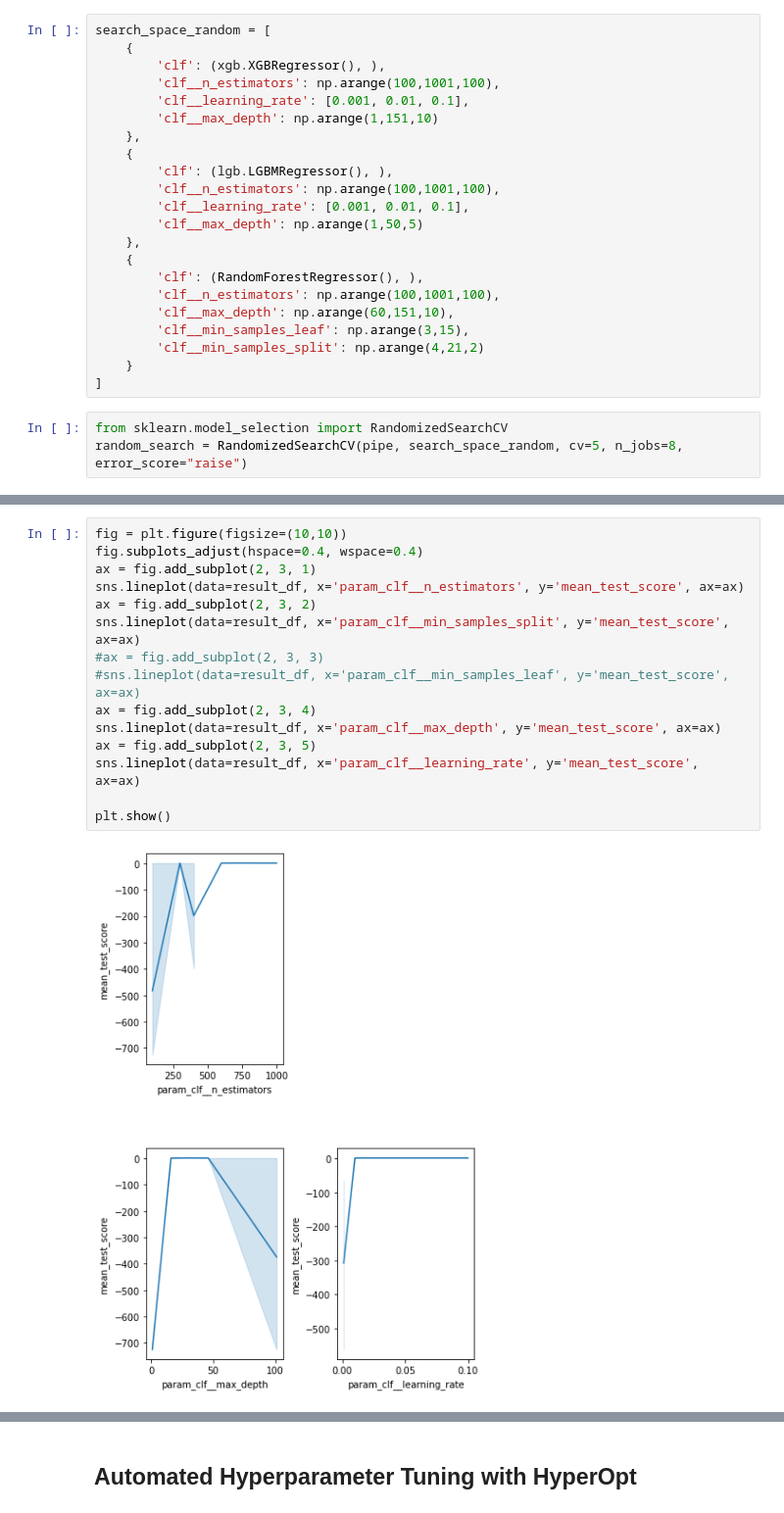
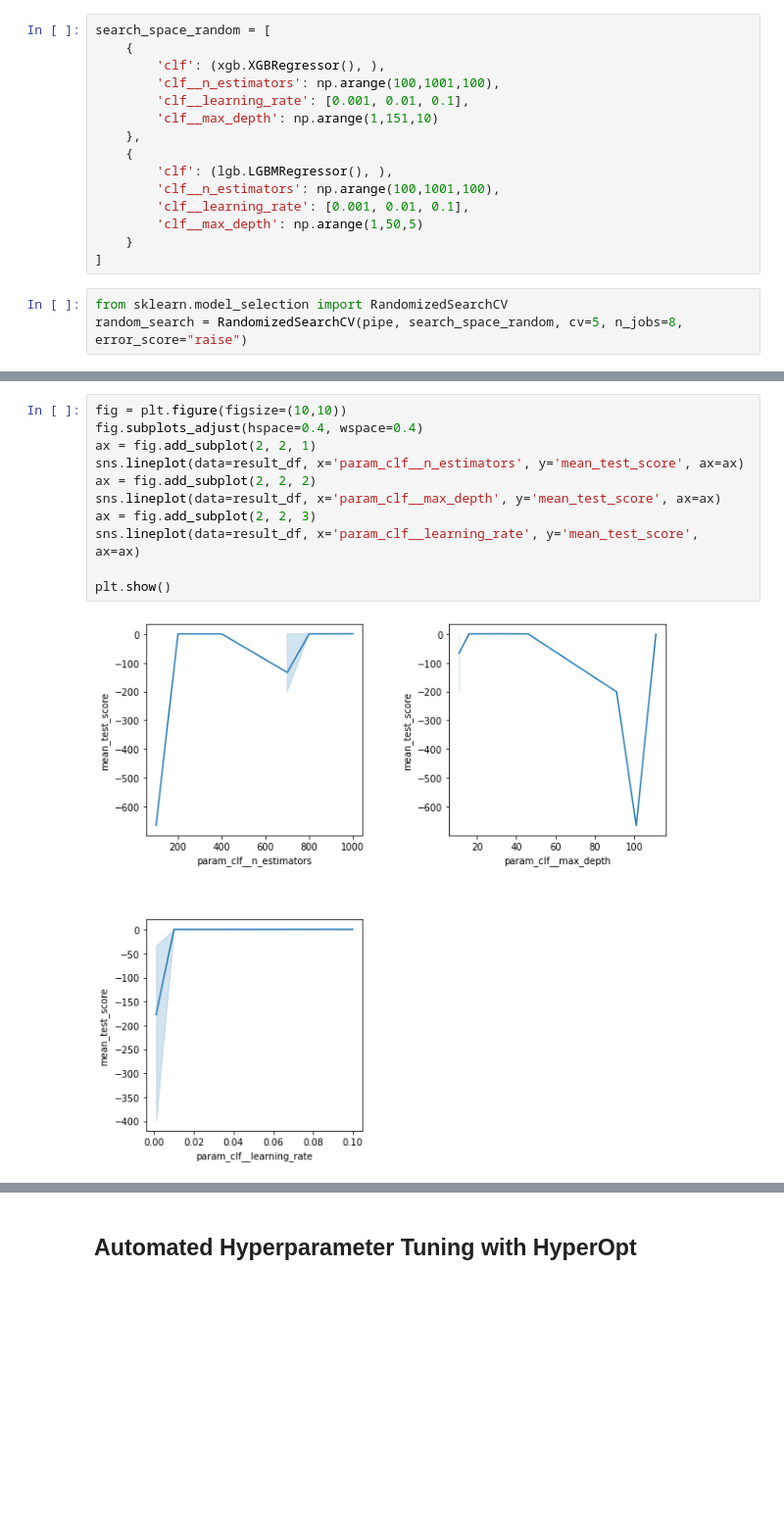
Before and after one commit to valencia21/data-science-projects, a Jupyter notebook: house-price-prediction/Models/sklearn/model.ipynb, the cells around one changed output, grey strips where cells are left out. Shown at 98% size. Cells and saved outputs as stored; diff of their text form; blank space fills up the shorter version.

```diff
--- a/house-price-prediction/Models/sklearn/model.ipynb
+++ b/house-price-prediction/Models/sklearn/model.ipynb
@@ -350,13 +344,6 @@ search_space_random = [
         'clf__n_estimators': np.arange(100,1001,100),
         'clf__learning_rate': [0.001, 0.01, 0.1],
         'clf__max_depth': np.arange(1,50,5)
-    },
-    {
-        'clf': (RandomForestRegressor(), ),
-        'clf__n_estimators': np.arange(100,1001,100),
-        'clf__max_depth': np.arange(60,151,10),
-        'clf__min_samples_leaf': np.arange(3,15),
-        'clf__min_samples_split': np.arange(4,21,2)
     }
 ]
 # %%
@@ -397,17 +369,13 @@ result_df = pd.DataFrame.from_dict(random_search.cv_results_, orient='columns')
 # %%
 fig = plt.figure(figsize=(10,10))
 fig.subplots_adjust(hspace=0.4, wspace=0.4)
-ax = fig.add_subplot(2, 3, 1)
+ax = fig.add_subplot(2, 2, 1)
 sns.lineplot(data=result_df, x='param_clf__n_estimators', y='mean_test_score', ax=ax)
-ax = fig.add_subplot(2, 3, 2)
-sns.lineplot(data=result_df, x='param_clf__min_samples_split', y='mean_test_score', ax=ax)
-#ax = fig.add_subplot(2, 3, 3)
-#sns.lineplot(data=result_df, x='param_clf__min_samples_leaf', y='mean_test_score', ax=ax)
-ax = fig.add_subplot(2, 3, 4)
+ax = fig.add_subplot(2, 2, 2)
 sns.lineplot(data=result_df, x='param_clf__max_depth', y='mean_test_score', ax=ax)
-ax = fig.add_subplot(2, 3, 5)
+ax = fig.add_subplot(2, 2, 3)
 sns.lineplot(data=result_df, x='param_clf__learning_rate', y='mean_test_score', ax=ax)
 
 plt.show()
 # %% [output]
-[figure, old version]
+[figure, new version]
```
Also changed, not shown: parts of 48 cells of this notebook, 1 other file.
